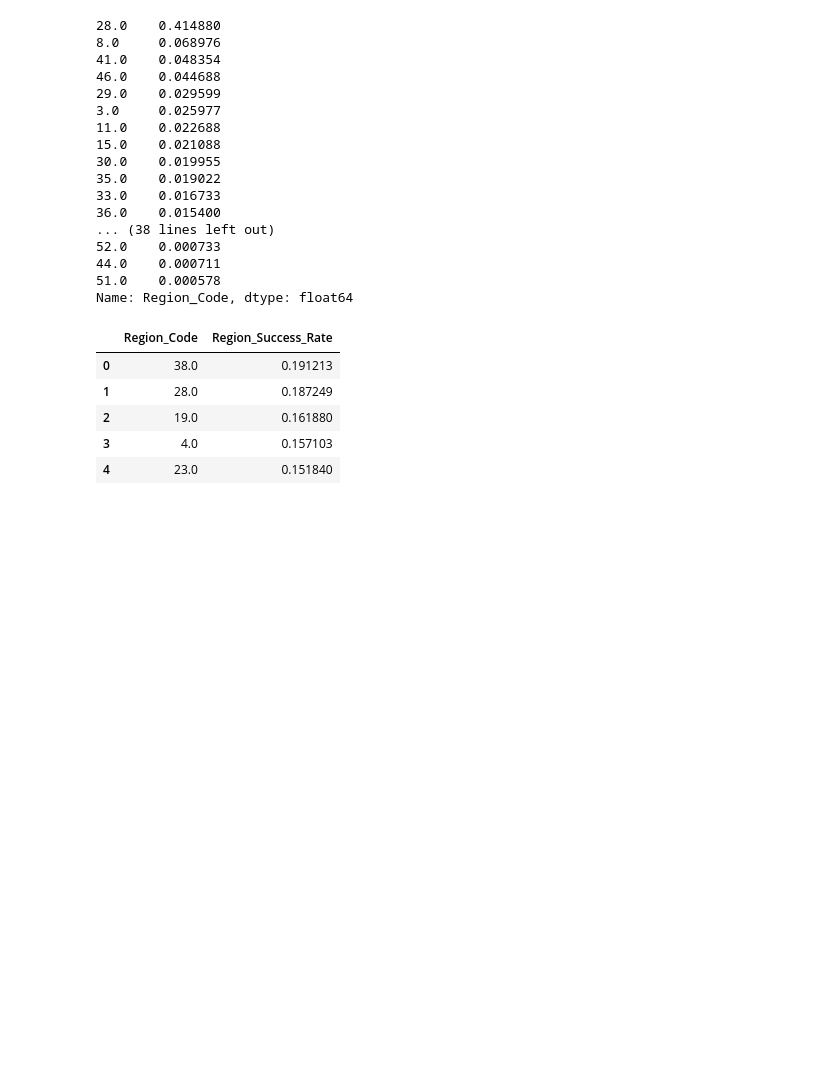
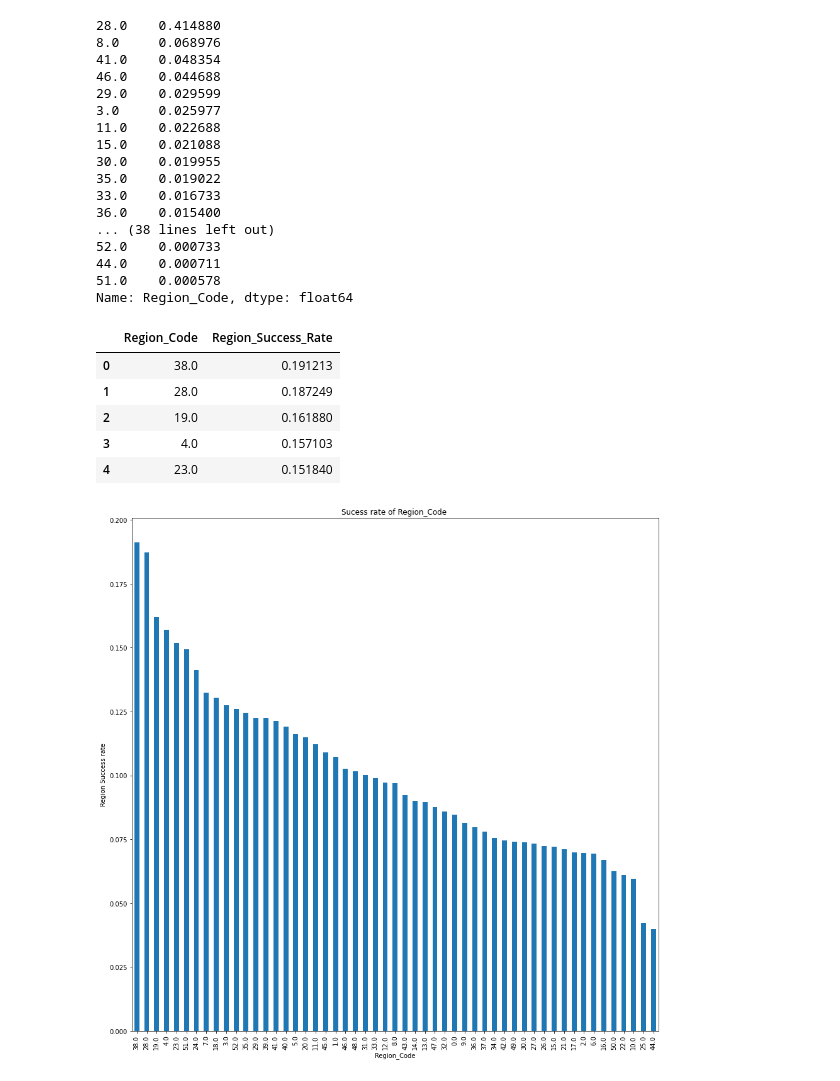
Before and after one commit to aloksingh43/HEALTH_INSURANCE_CROSS_SELL_PREDICTION, a Jupyter notebook: HEALTH_INSURANCE_CROSS_SELL_PREDICTION.ipynb, the cells around one changed output. Saved outputs shown, nothing was run; the diff lists cells and outputs as text; code cells hidden in the pictures; blank space fills up the shorter version.

```diff
--- a/HEALTH_INSURANCE_CROSS_SELL_PREDICTION.ipynb
+++ b/HEALTH_INSURANCE_CROSS_SELL_PREDICTION.ipynb
@@ -582,3 +588,9 @@ df_region.head()
 | 2 | 19.0 | 0.161880 |
 | 3 | 4.0 | 0.157103 |
 | 4 | 23.0 | 0.151840 |
+# %%
+df.groupby(['Region_Code'])['Response'].mean().sort_values(ascending=False).plot(kind='bar',figsize=(15,15));
+plt.title('Sucess rate of Region_Code ');
+plt.ylabel('Region Success rate');
+# %% [output]
+[figure, added]
```
Also changed, not shown: parts of 12 cells of this notebook.
